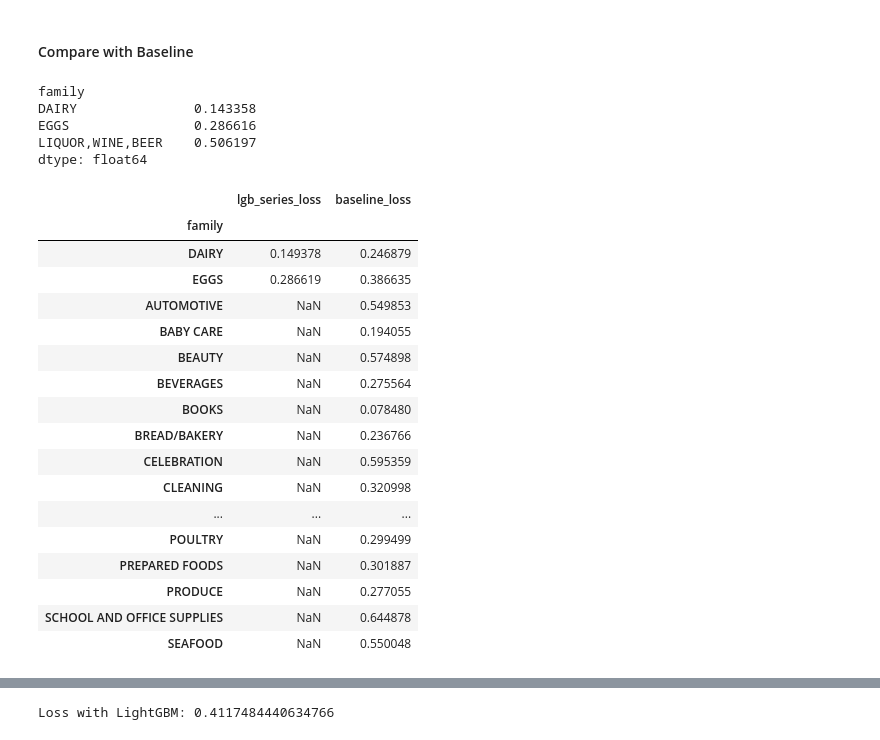
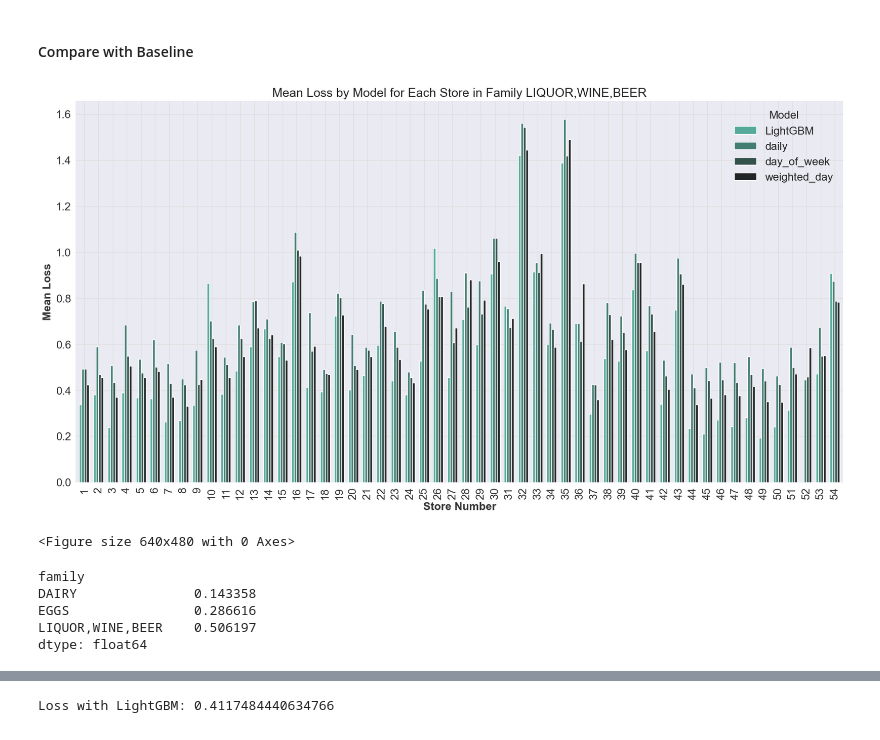
Before and after one commit to Tikhon-Radkevich/Store-Sales, a Jupyter notebook: notebooks/light_gbm/darts_light_gbm_implementation.ipynb, the cells around one changed output, grey strips where cells are left out. Saved outputs shown, nothing was run; the diff lists cells and outputs as text; code cells hidden in the pictures.

```diff
--- a/notebooks/light_gbm/darts_light_gbm_implementation.ipynb
+++ b/notebooks/light_gbm/darts_light_gbm_implementation.ipynb
@@ -201,7 +332,7 @@ lags_past_covariates = {**past_short_lags, **past_long_lags}
 # %% [markdown]
 #### Make Family Datasets
 # %%
-start_target_series_timestamp = rolls_threshold_timestamp - pd.Timedelta(days=400)
+start_target_series_timestamp = rolls_threshold_timestamp - pd.Timedelta(days=40)
 
 start_series_con = filtered_data_df["date"] > start_target_series_timestamp
 # end_series_con = filtered_data_df["date"] < START_SUBMISSION_DATE
@@ -242,9 +373,9 @@ tuner = LightGBMModelTuner(
     dataset=family_datasets, families=families, param_suggestor=param_suggestor
 )
 # %%
-tuner.run_parallel_tune(n_jobs=3, eval_stride=5, n_trials=35)
+tuner.run_parallel_tune(n_jobs=1, eval_stride=5, n_trials=5)
 # %%
-best_lgb_models = tuner.fit_best(n_jobs=3)
+best_lgb_models = tuner.fit_best(n_jobs=1)
 # %% [markdown]
 #### Evaluate Models
 # %%
@@ -257,4 +388,11 @@ eval_family_losses = evaluate(
 )
 # %% [markdown]
 #### Compare with Baseline
+# %%
+baseline.add_lightgbm_loss(eval_family_losses.copy(), "LightGBM")
+# %%
+baseline.make_family_loss_plot(family="LIQUOR,WINE,BEER")
+# %% [output]
+[figure, added]
+<Figure size 640x480 with 0 Axes>
 # %%
@@ -280,21 +417,0 @@ loss_df = pd.concat([lgb_series_loss, baseline_series_loss], axis=1)
-# %%
-loss_df
-# %% [output]
-|  | lgb_series_loss | baseline_loss |
-| family |  |  |
-| DAIRY | 0.149378 | 0.246879 |
-| EGGS | 0.286619 | 0.386635 |
-| AUTOMOTIVE | NaN | 0.549853 |
-| BABY CARE | NaN | 0.194055 |
-| BEAUTY | NaN | 0.574898 |
-| BEVERAGES | NaN | 0.275564 |
-| BOOKS | NaN | 0.078480 |
-| BREAD/BAKERY | NaN | 0.236766 |
-| CELEBRATION | NaN | 0.595359 |
-| CLEANING | NaN | 0.320998 |
-| ... | ... | ... |
-| POULTRY | NaN | 0.299499 |
-| PREPARED FOODS | NaN | 0.301887 |
-| PRODUCE | NaN | 0.277055 |
-| SCHOOL AND OFFICE SUPPLIES | NaN | 0.644878 |
-| SEAFOOD | NaN | 0.550048 |
```
Also changed, not shown: parts of 27 cells of this notebook.
